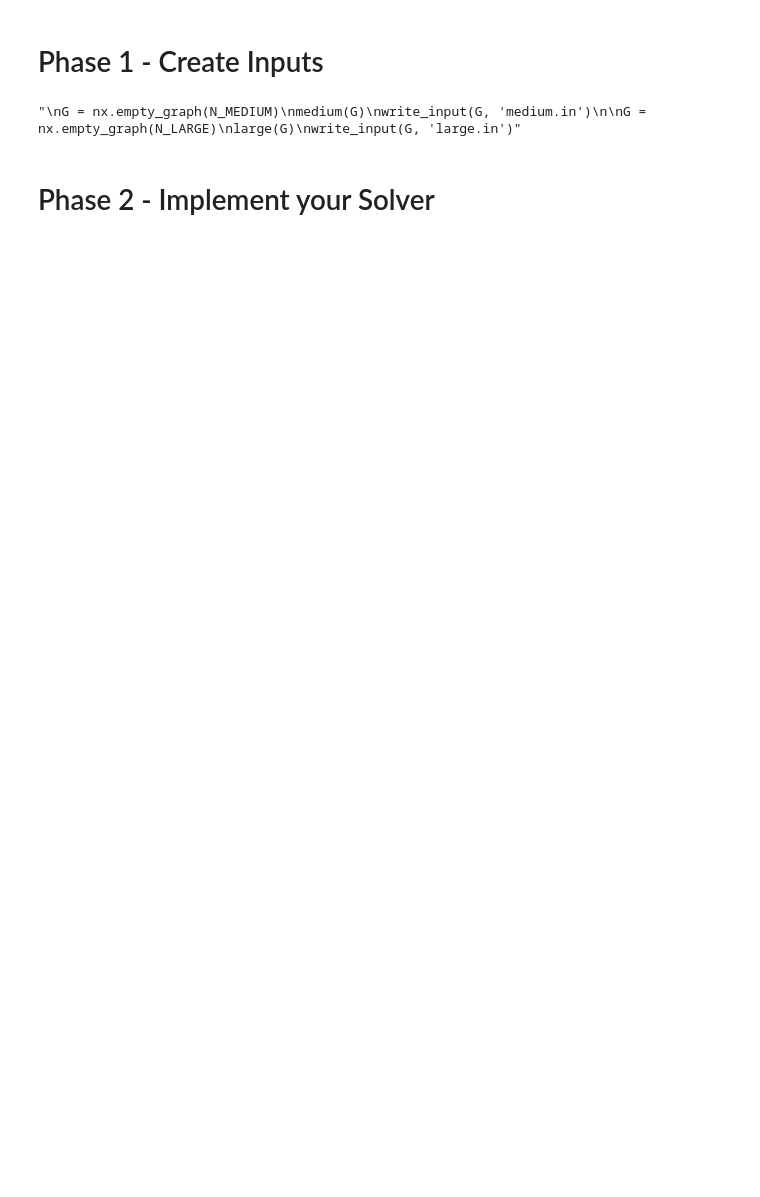
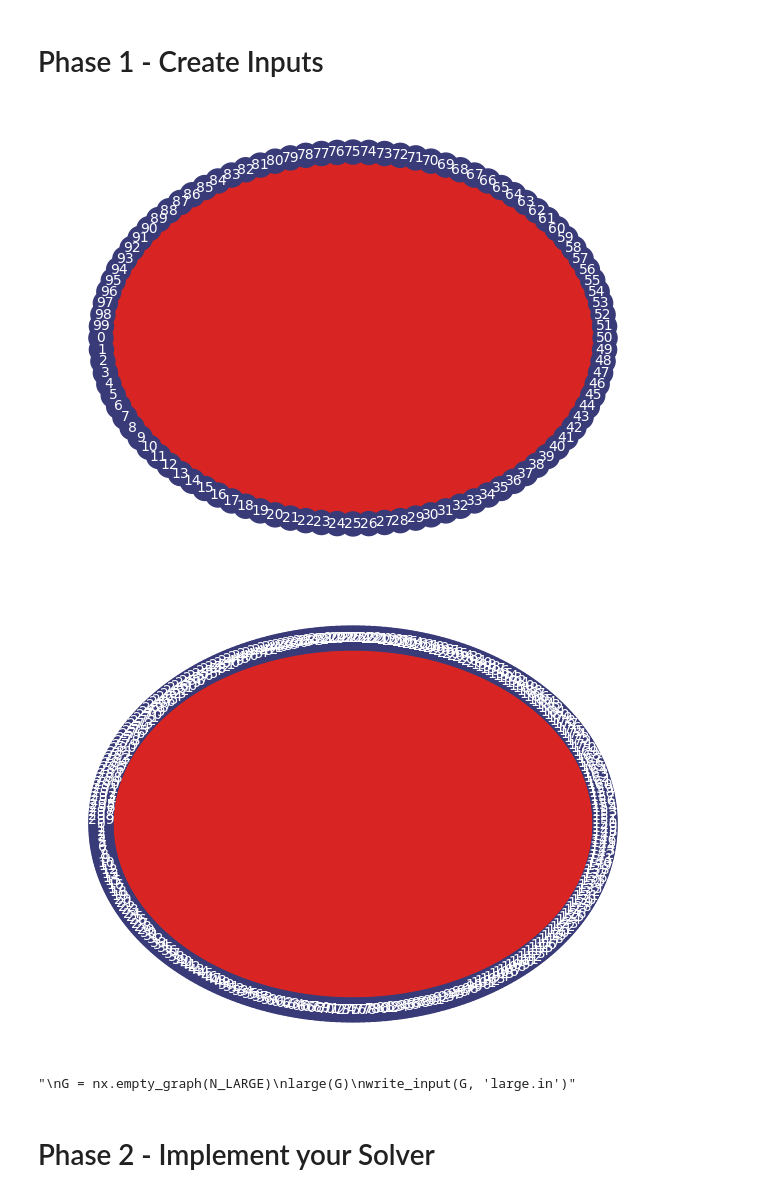
Before and after one commit to ananthgoyal/cs170_project, a Jupyter notebook: main.ipynb, the cells around one changed output. Cells and saved outputs as stored; diff of their text form; code cells hidden in the pictures; blank space fills up the shorter version.

Commit message:
graph 1 and 2

```diff
--- a/main.ipynb
+++ b/main.ipynb
@@ -34,33 +34,53 @@ from starter import *
 
 def small(G: nx.Graph):
     # TODO add edges to complete the small input
-    for i in range(1, 100):
+    '''for i in range(1, 100):
         for j in range(i + 1, 100):
-            G.add_edge(i, j, weight = (i + j)*2)
+            G.add_edge(i, j, weight = (i + j)*2)'''
+    for i in range(50):
+        for j in range(50, 100):
+            G.add_edge(i, j, weight = 250)
 
 def medium(G: nx.Graph):
     # TODO add edges to complete the medium input
-    pass
+    # 3 teams
+    for i in range(100):
+        for j in range(100, 300, 4):
+            G.add_edge(i, j, weight = 100)
+    for i in range(100, 200):
+        for j in range(200, 300, 4):
+            G.add_edge(i, j, weight = 100)
 
 def large(G: nx.Graph):
     # TODO add edges to complete the large input
-    pass
+    for i in range(250):
+        pass
+    for i in range(250, 500):
+        pass
+    for i in range(500, 750):
+        pass
+    for i in range(750, 1000):
+        pass
 # %%
 G = nx.empty_graph(N_SMALL)
 small(G)
 write_input(G, 'small.in', overwrite=True)
 visualize(G)
 
-'''
+
 G = nx.empty_graph(N_MEDIUM)
 medium(G)
-write_input(G, 'medium.in')
+write_input(G, 'medium.in', overwrite=True)
+visualize(G)
 
+'''
 G = nx.empty_graph(N_LARGE)
 large(G)
 write_input(G, 'large.in')'''
 # %% [output]
+[figure, added]
+[figure, added]
-"\nG = nx.empty_graph(N_MEDIUM)\nmedium(G)\nwrite_input(G, 'medium.in')\n\nG = nx.empty_graph(N_LARGE)\nlarge(G)\nwrite_input(G, 'large.in')"
+"\nG = nx.empty_graph(N_LARGE)\nlarge(G)\nwrite_input(G, 'large.in')"
 # %% [markdown]
 # Phase 2 - Implement your Solver
 # %%
```
Also changed, not shown: parts of 2 cells of this notebook, 2 other files.
